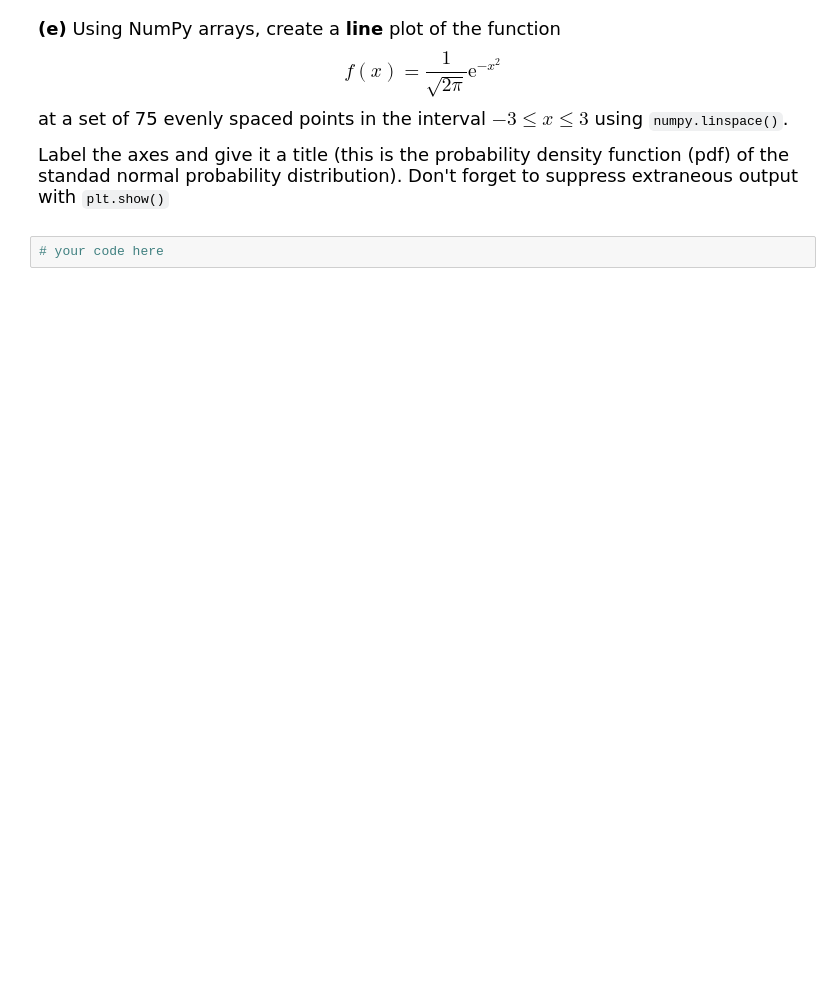
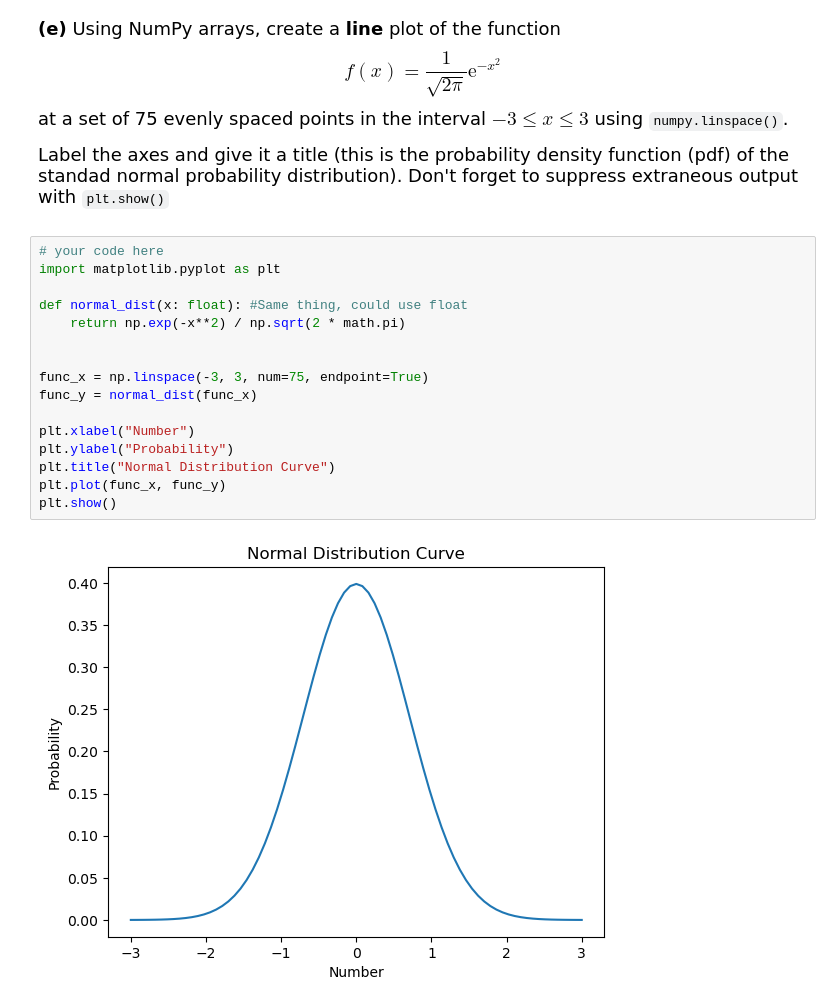
Before and after one commit to RileyK05/datasci151fall2026, a Jupyter notebook: _assignments/assignment_3/Assignment3.ipynb, the cells around one changed output. Saved outputs shown, nothing was run; the diff lists cells and outputs as text; blank space fills up the shorter version.

```diff
--- a/_assignments/assignment_3/Assignment3.ipynb
+++ b/_assignments/assignment_3/Assignment3.ipynb
@@ -146,3 +205,19 @@ at a set of 75 evenly spaced points in the interval $-3 \leq x \leq 3$ using `nu
 Label the axes and give it a title (this is the probability density function (pdf) of the standad normal probability distribution). Don't forget to suppress extraneous output with `plt.show()`
 # %%
 # your code here
+import matplotlib.pyplot as plt
+
+def normal_dist(x: float): #Same thing, could use float
+    return np.exp(-x**2) / np.sqrt(2 * math.pi)
+
+
+func_x = np.linspace(-3, 3, num=75, endpoint=True)
+func_y = normal_dist(func_x)
+
+plt.xlabel("Number")
+plt.ylabel("Probability")
+plt.title("Normal Distribution Curve")
+plt.plot(func_x, func_y)
+plt.show()
+# %% [output]
+[figure, added]
```
Also changed, not shown: parts of 5 cells of this notebook.
